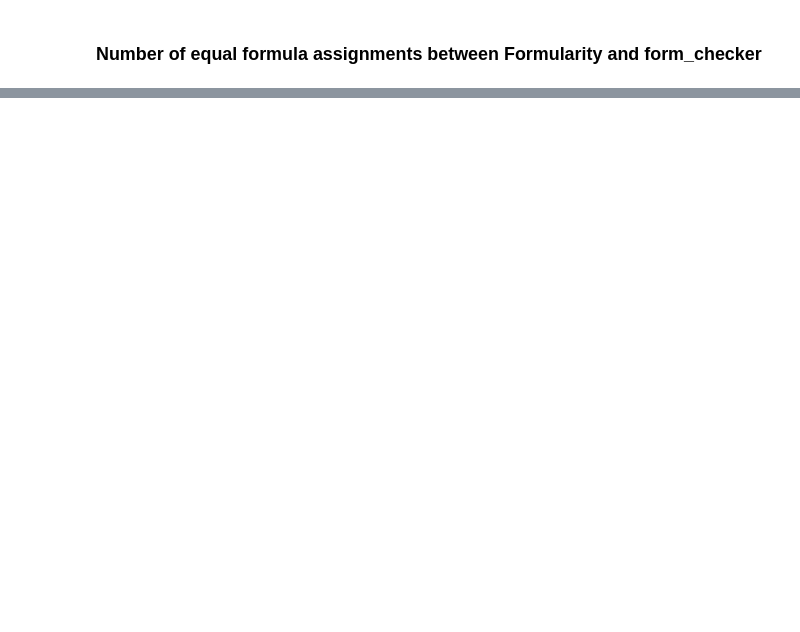
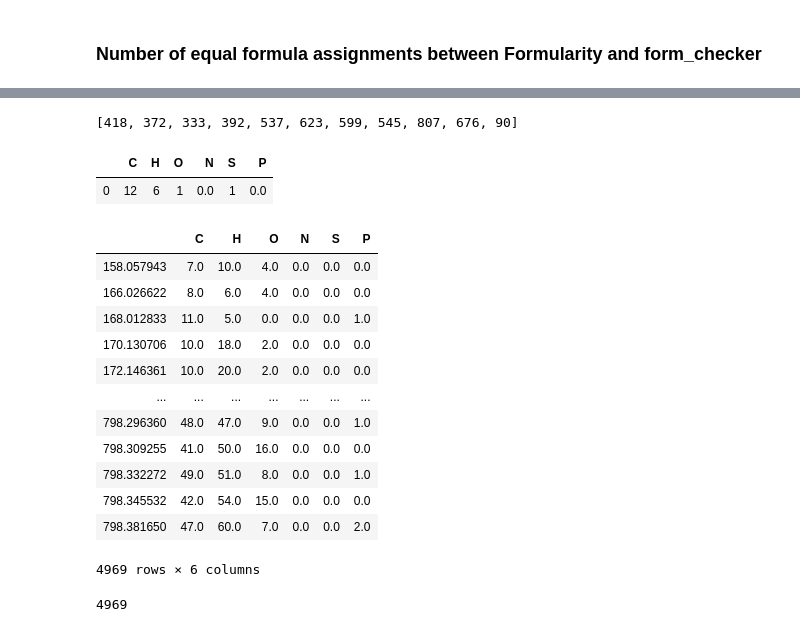
Before and after one commit to aeferreira/similarity_share, a Jupyter notebook: FormGeneration_Assignment.ipynb, the cells around one changed output, grey strips where cells are left out. Saved outputs shown, nothing was run; the diff lists cells and outputs as text; code cells hidden in the pictures; blank space fills up the shorter version.

```diff
--- a/FormGeneration_Assignment.ipynb
+++ b/FormGeneration_Assignment.ipynb
@@ -835,0 +1227,69 @@ ccccc.iloc[50:100]
+# %%
+nx.degree_histogram(G)
+# %% [output]
+[418, 372, 333, 392, 537, 623, 599, 545, 807, 676, 90]
+# %%
+def formula_process(formula):
+    """Transforms a formula in string format into a DataFrame. Element order: C, H, N, O, S, P, F, Cl."""
+
+    results = pd.DataFrame(np.zeros((1,6)), columns = ['C','H','O','N','S','P'])
+    count = ''
+    letter = None
+
+    for i in formula:
+        if not letter:
+            letter = i
+        else:
+            try:
+                int(i)
+                count += i
+            except ValueError:
+                results[letter] = int(count or 1)
+                letter = i
+                count = ''
+
+    results[letter] = int(count or 1)
+
+    return results
+# %%
+def deformulator(df):
+    """Transforms a set of formulas in string format into a DataFrame with columns corresponding to each element.
+       Element order: C, H, N, O, S, P, F, Cl.
+    """
+
+    filtered_formulas = df['Form_give'].dropna() #Dropping empty cells (without formulas)
+    formulas = pd.DataFrame(np.zeros((len(filtered_formulas),6)), index = filtered_formulas.index,
+                            columns = ['C','H','O','N','S','P']) #Making a blank Dataframe that will store the formulas
+
+    for i in filtered_formulas:
+        if 'C(13)' in i:
+            #Drops C(13) formulas - the C12 formulas already exist
+            formulas = formulas.drop(filtered_formulas[filtered_formulas == i].index)
+        else:
+            #Transform the string representing the formula into the Dataframe
+            formulas.loc[filtered_formulas[filtered_formulas == i].index[0]] = formula_process(i).iloc[0]
+
+    return formulas
+# %%
+a = formula_process('C12H6OS')
+a
+# %% [output]
+|  | C | H | O | N | S | P |
+| 0 | 12 | 6 | 1 | 0.0 | 1 | 0.0 |
+# %%
+formula_df = deformulator(ending)
+formula_df
+# %% [output]
+|  | C | H | O | N | S | P |
+| 158.057943 | 7.0 | 10.0 | 4.0 | 0.0 | 0.0 | 0.0 |
+| 166.026622 | 8.0 | 6.0 | 4.0 | 0.0 | 0.0 | 0.0 |
+| 168.012833 | 11.0 | 5.0 | 0.0 | 0.0 | 0.0 | 1.0 |
+| 170.130706 | 10.0 | 18.0 | 2.0 | 0.0 | 0.0 | 0.0 |
+| 172.146361 | 10.0 | 20.0 | 2.0 | 0.0 | 0.0 | 0.0 |
+| ... | ... | ... | ... | ... | ... | ... |
+| 798.296360 | 48.0 | 47.0 | 9.0 | 0.0 | 0.0 | 1.0 |
+| 798.309255 | 41.0 | 50.0 | 16.0 | 0.0 | 0.0 | 0.0 |
+| 798.332272 | 49.0 | 51.0 | 8.0 | 0.0 | 0.0 | 1.0 |
+| 798.345532 | 42.0 | 54.0 | 15.0 | 0.0 | 0.0 | 0.0 |
+| 798.381650 | 47.0 | 60.0 | 7.0 | 0.0 | 0.0 | 2.0 |
+4969 rows × 6 columns
@@ -835,0 +1299,4 @@ ccccc.iloc[50:100]
+# %%
+len(G.nodes()) #12680
+# %% [output]
+4969
```
Also changed, not shown: parts of 41 cells of this notebook.
